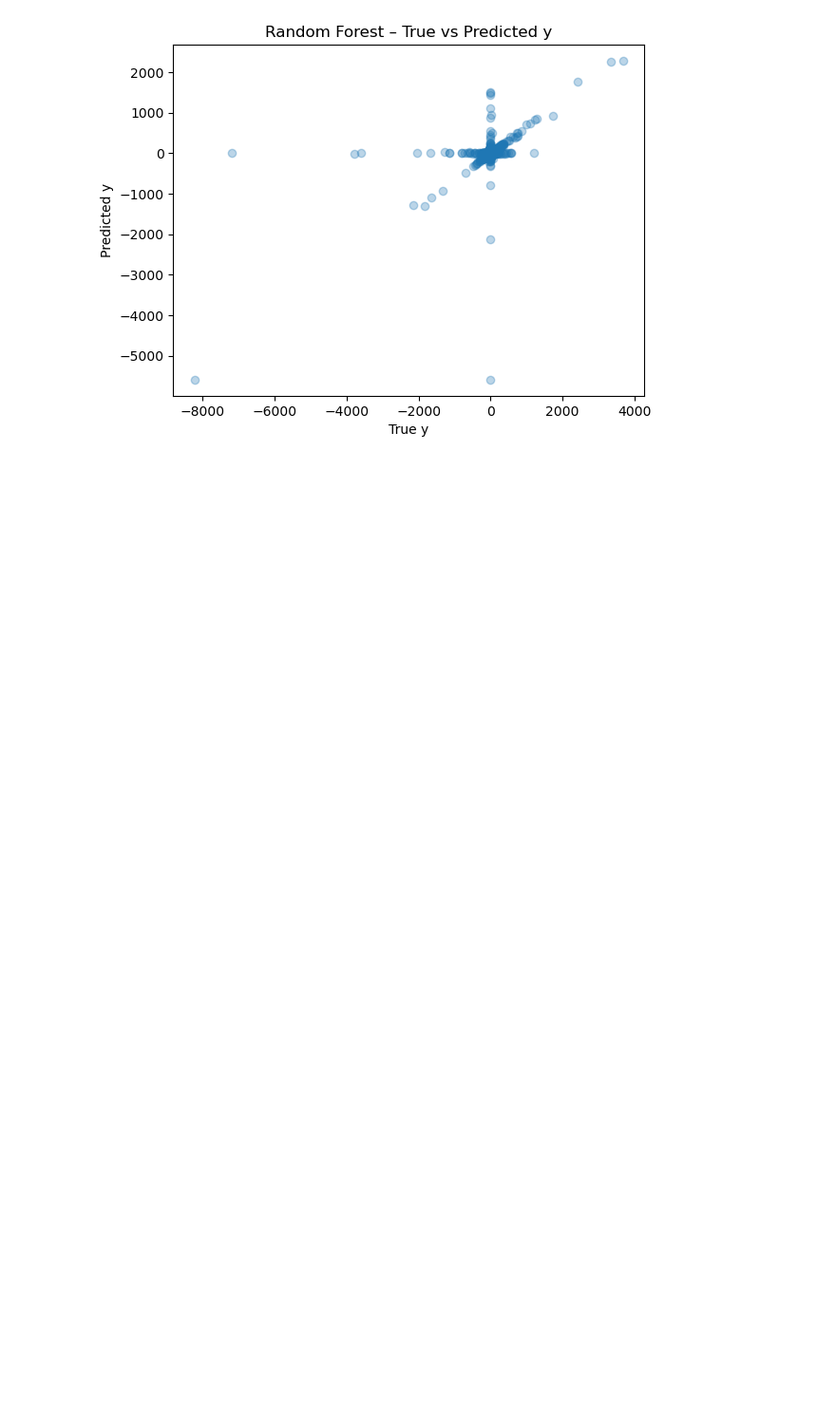
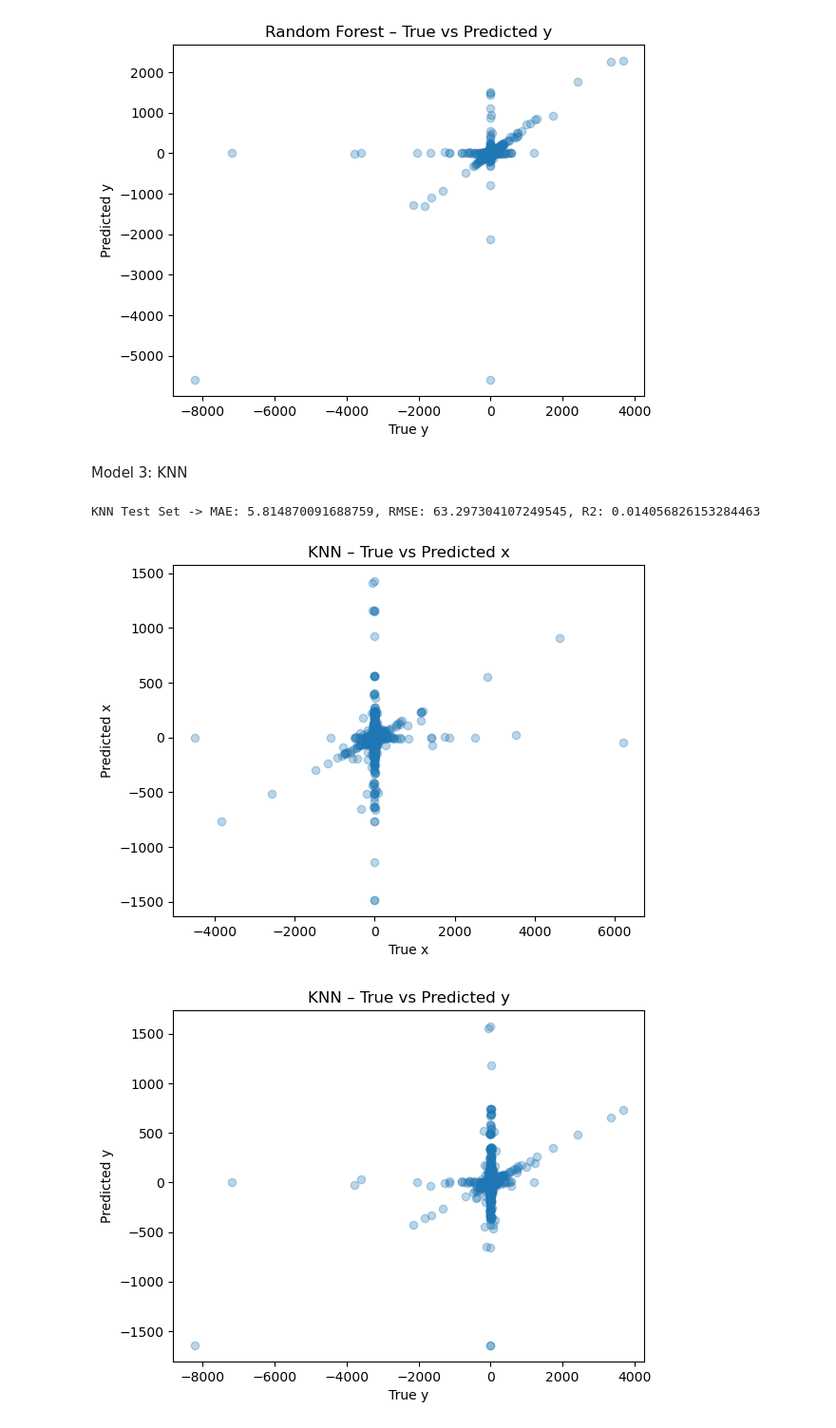
Before and after one commit to aleenaaahad/Machine-Learning-Models, a Jupyter notebook: Data-Processing.ipynb, the cells around one changed output. Shown at 95% size. Cells and saved outputs as stored; diff of their text form; code cells hidden in the pictures; blank space fills up the shorter version.

```diff
--- a/Data-Processing.ipynb
+++ b/Data-Processing.ipynb
@@ -99,3 +99,34 @@ plt.show()
 # %% [output]
 [figure]
 [figure]
+# %% [markdown]
+Model 3: KNN
+# %%
+from sklearn.neighbors import KNeighborsRegressor
+
+knn = KNeighborsRegressor(n_neighbors=5)
+knn.fit(X_train, y_train)
+
+y_pred = knn.predict(X_test)
+# %%
+mae_knn, rmse_knn, r2_knn = evaluate(knn, X_test, y_test)
+
+print(f"KNN Test Set -> MAE: {mae_knn}, RMSE: {rmse_knn}, R2: {r2_knn}")
+# %% [output]
+KNN Test Set -> MAE: 5.814870091688759, RMSE: 63.297304107249545, R2: 0.014056826153284463
+# %%
+y_pred = knn.predict(X_test)
+
+plt.scatter(y_test["x"], y_pred[:,0], alpha=0.3)
+plt.xlabel("True x")
+plt.ylabel("Predicted x")
+plt.title("KNN – True vs Predicted x")
+plt.show()
+plt.scatter(y_test["y"], y_pred[:,1], alpha=0.3)
+plt.xlabel("True y")
+plt.ylabel("Predicted y")
+plt.title("KNN – True vs Predicted y")
+plt.show()
+# %% [output]
+[figure, added]
+[figure, added]
```
Also changed, not shown: parts of 1 cell of this notebook.
